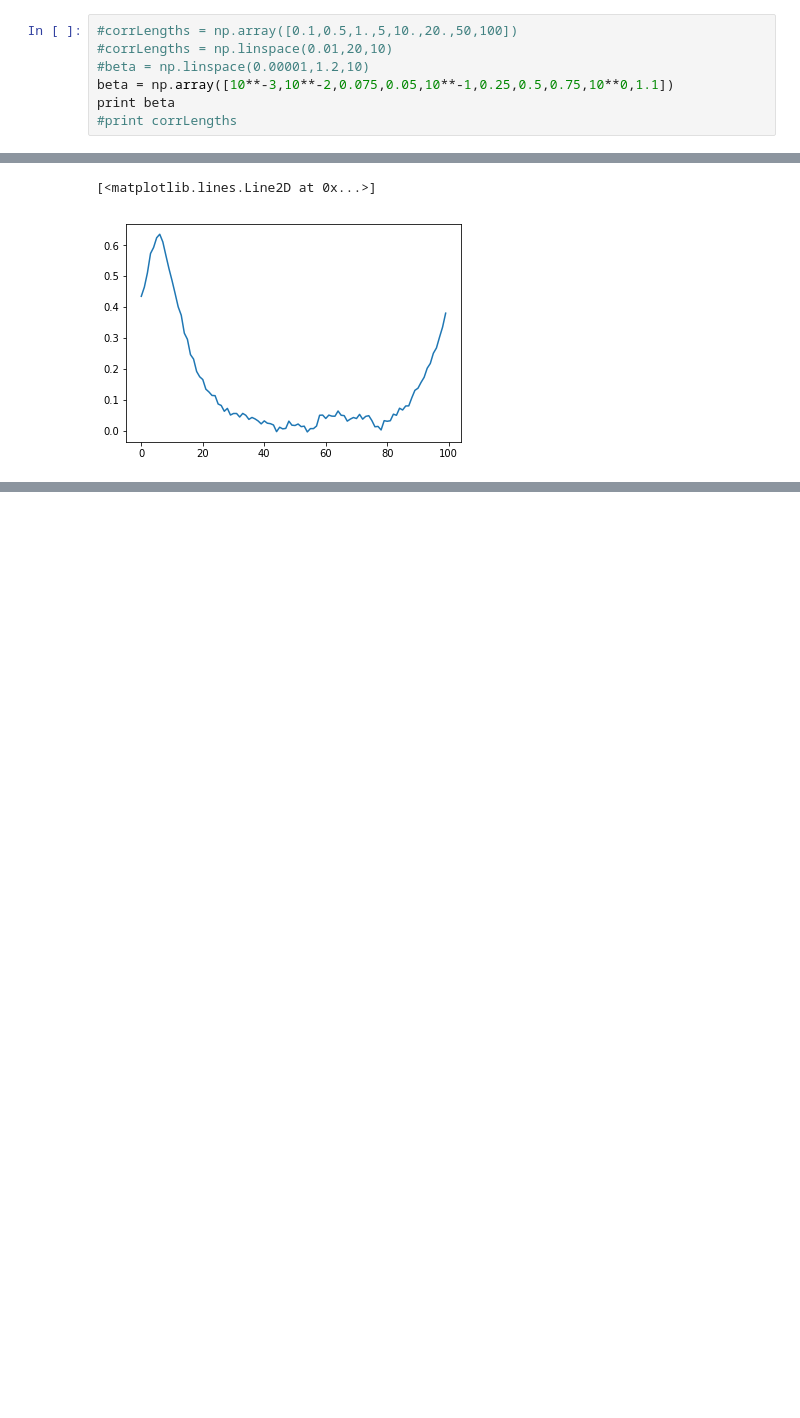
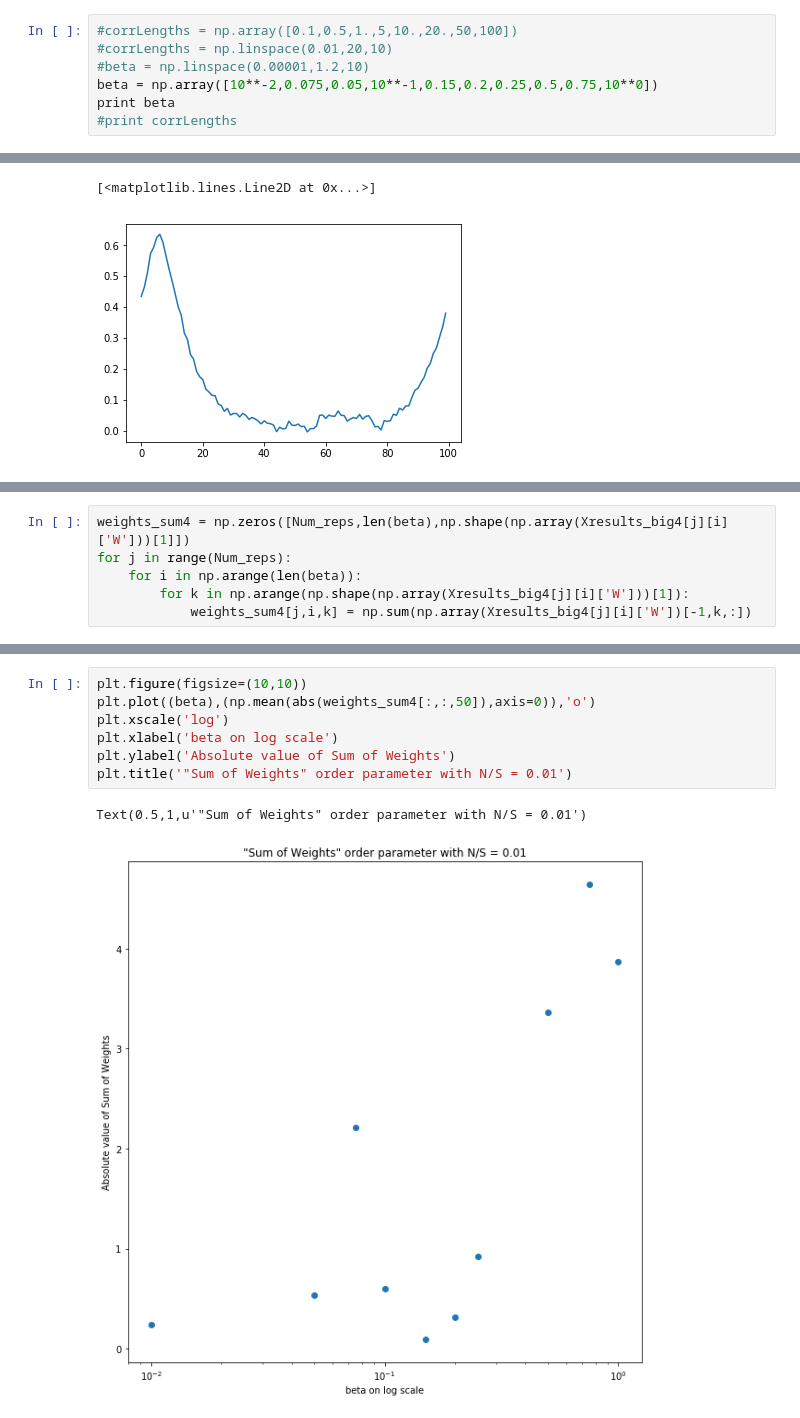
Before and after one commit to btemoshir/learningDynamics, a Jupyter notebook: 13_beta_vs_PeakWidth_PT.ipynb, the cells around one changed output, grey strips where cells are left out. Saved outputs shown, nothing was run; the diff lists cells and outputs as text; blank space fills up the shorter version.

```diff
--- a/13_beta_vs_PeakWidth_PT.ipynb
+++ b/13_beta_vs_PeakWidth_PT.ipynb
@@ -258,7 +258,7 @@ Text(0.5,1,u'"Overlap of Top Eignevector with Weights" order parameter with N/S
 #corrLengths = np.array([0.1,0.5,1.,5,10.,20.,50,100])
 #corrLengths = np.linspace(0.01,20,10)
 #beta = np.linspace(0.00001,1.2,10)
-beta = np.array([10**-3,10**-2,0.075,0.05,10**-1,0.25,0.5,0.75,10**0,1.1])
+beta = np.array([10**-2,0.075,0.05,10**-1,0.15,0.2,0.25,0.5,0.75,10**0])
 print beta
 #print corrLengths
 # %% [output]
@@ -328,0 +368,6 @@ plt.plot(np.array(Xresults_big3[0][8]['W'])[-1,0])
+# %%
+weights_sum4 = np.zeros([Num_reps,len(beta),np.shape(np.array(Xresults_big4[j][i]['W']))[1]])
+for j in range(Num_reps):
+    for i in np.arange(len(beta)):
+        for k in np.arange(np.shape(np.array(Xresults_big4[j][i]['W']))[1]):
+            weights_sum4[j,i,k] = np.sum(np.array(Xresults_big4[j][i]['W'])[-1,k,:])
@@ -328,0 +431,10 @@ plt.plot(np.array(Xresults_big3[0][8]['W'])[-1,0])
+# %%
+plt.figure(figsize=(10,10))
+plt.plot((beta),(np.mean(abs(weights_sum4[:,:,50]),axis=0)),'o')
+plt.xscale('log')
+plt.xlabel('beta on log scale')
+plt.ylabel('Absolute value of Sum of Weights')
+plt.title('"Sum of Weights" order parameter with N/S = 0.01')
+# %% [output]
+Text(0.5,1,u'"Sum of Weights" order parameter with N/S = 0.01')
+[figure, added]
```
Also changed, not shown: parts of 8 cells of this notebook, 11 other files.
